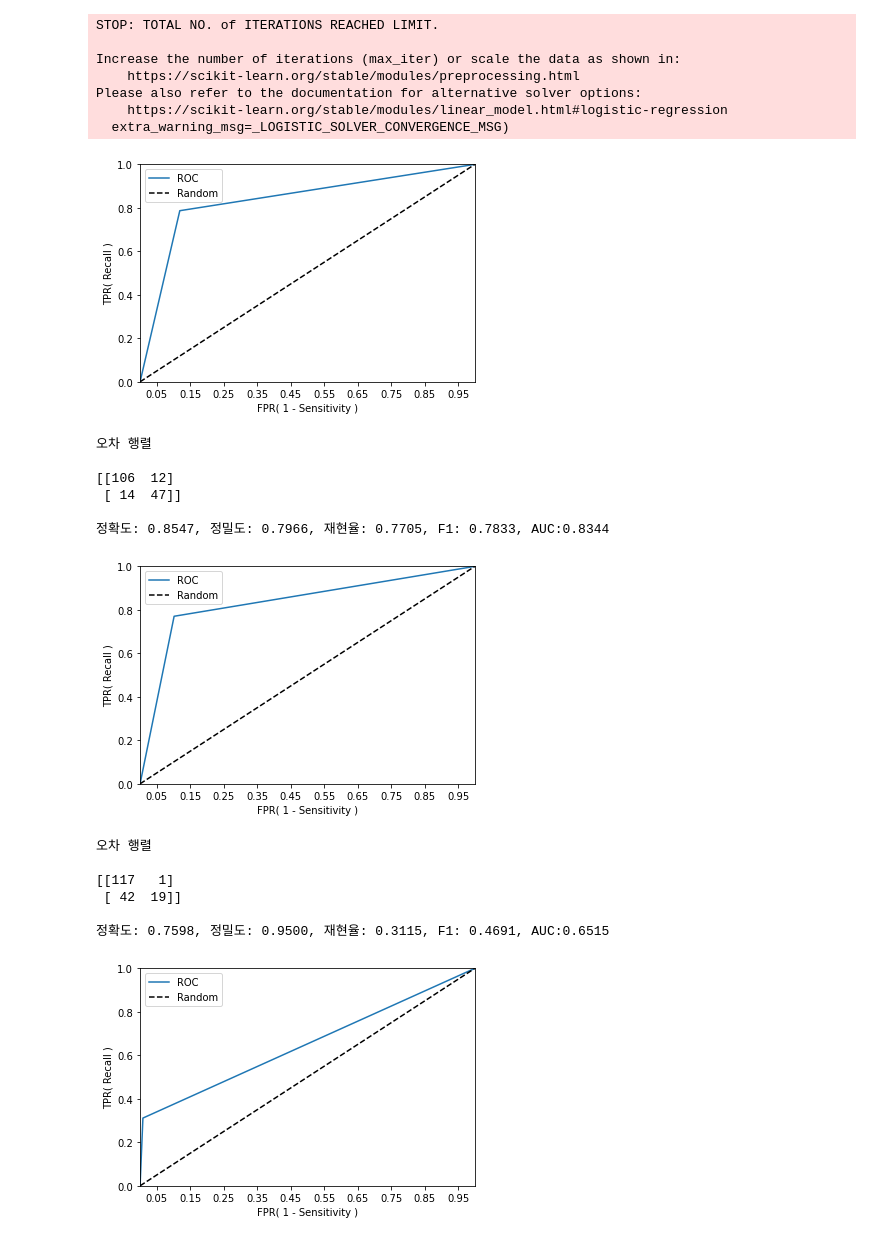
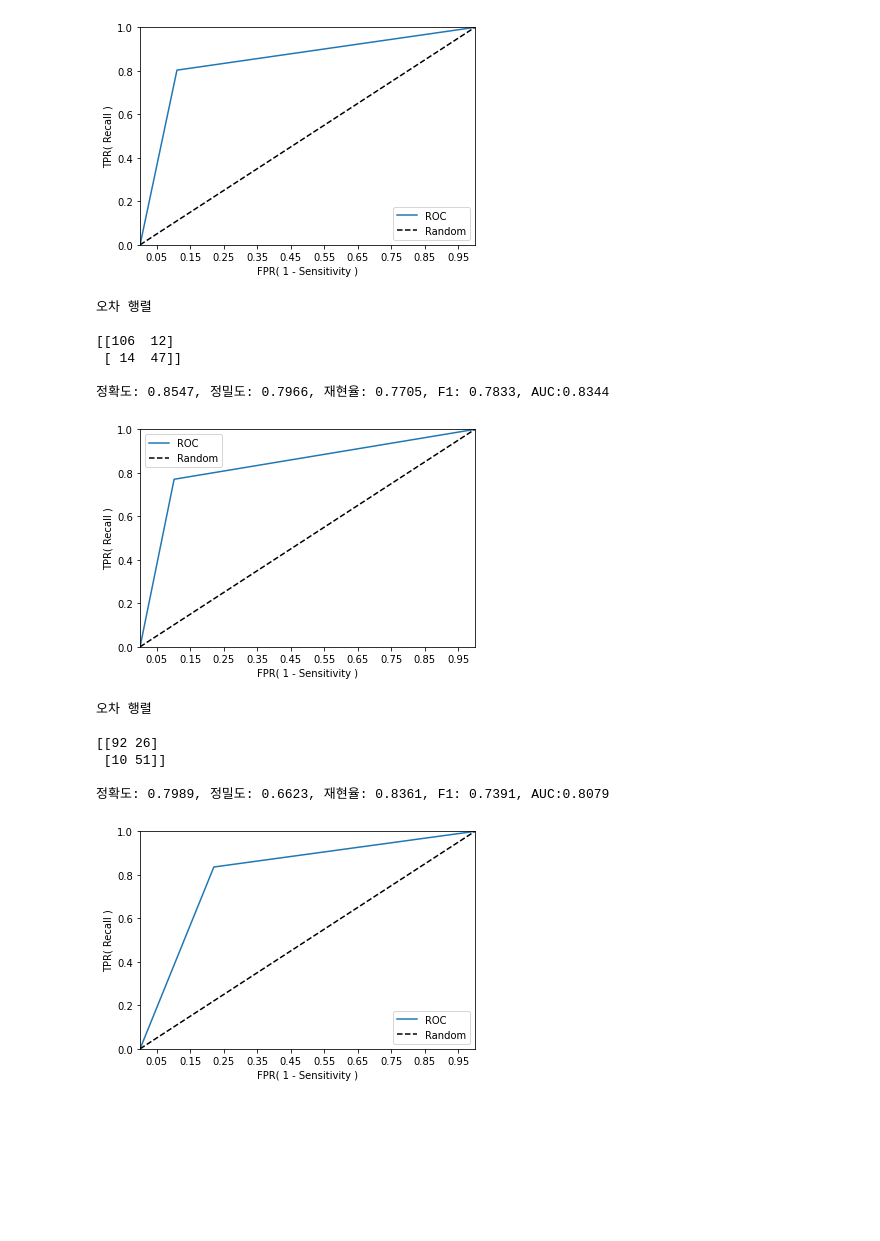
Before and after one commit to oms1226/20201121_22_openup_python, a Jupyter notebook: homework_오명섭.ipynb, the cells around one changed output. Saved outputs shown, nothing was run; the diff lists cells and outputs as text; code cells hidden in the pictures; blank space fills up the shorter version.

```diff
--- a/homework_오명섭.ipynb
+++ b/homework_오명섭.ipynb
@@ -81,8 +81,10 @@ import pandas as pd
 import matplotlib.pyplot as plt
 
 from sklearn.model_selection import train_test_split
-from sklearn.tree import DecisionTreeClassifier
-from sklearn.linear_model import LogisticRegression
+# from sklearn.tree import DecisionTreeClassifier
+from sklearn.tree import ExtraTreeClassifier
+# from sklearn.linear_model import LogisticRegression
+from sklearn.ensemble import AdaBoostClassifier
 from sklearn.linear_model import RidgeClassifier
 from sklearn.linear_model import PassiveAggressiveClassifier
 
@@ -99,22 +101,22 @@ X_train, X_test, y_train, y_test = train_test_split(X_titanic_df, y_titanic_df,
 
 result = list()
 #--------
-dt_clf = DecisionTreeClassifier()
+dt_clf = ExtraTreeClassifier()
 
 dt_clf.fit(X_train , y_train)
 dt_pred = dt_clf.predict(X_test)
 
-dt_result = get_clf_eval("DecisionTreeClassifier", y_test , dt_pred)
+dt_result = get_clf_eval("ExtraTreeClassifier", y_test , dt_pred)
 roc_curve_plot(y_test , dt_pred)
 
 result.append(dt_result)
 #--------
-lr_clf = LogisticRegression()
+lr_clf = AdaBoostClassifier()
 
 lr_clf.fit(X_train , y_train)
 lr_pred = lr_clf.predict(X_test)
 
-lr_result = get_clf_eval("LogisticRegression", y_test , lr_pred)
+lr_result = get_clf_eval("AdaBoostClassifier", y_test , lr_pred)
 roc_curve_plot(y_test , lr_pred)
 
 result.append(lr_result)
@@ -160,25 +162,18 @@ result.append(pa_result)
+[figure, new version]
-STOP: TOTAL NO. of ITERATIONS REACHED LIMIT.
+오차 행렬
 
-Increase the number of iterations (max_iter) or scale the data as shown in:
-    https://scikit-learn.org/stable/modules/preprocessing.html
-Please also refer to the documentation for alternative solver options:
-    https://scikit-learn.org/stable/modules/linear_model.html#logistic-regression
-  extra_warning_msg=_LOGISTIC_SOLVER_CONVERGENCE_MSG)
+[[106  12]
+ [ 14  47]]
+
+정확도: 0.8547, 정밀도: 0.7966, 재현율: 0.7705, F1: 0.7833, AUC:0.8344
-[figure, old version]
+[figure]
 오차 행렬
 
-[[106  12]
- [ 14  47]]
+[[92 26]
+ [10 51]]
 
-정확도: 0.8547, 정밀도: 0.7966, 재현율: 0.7705, F1: 0.7833, AUC:0.8344
+정확도: 0.7989, 정밀도: 0.6623, 재현율: 0.8361, F1: 0.7391, AUC:0.8079
-[figure]
-오차 행렬
-
-[[117   1]
- [ 42  19]]
-
-정확도: 0.7598, 정밀도: 0.9500, 재현율: 0.3115, F1: 0.4691, AUC:0.6515
-[figure, old version]
+[figure, new version]
 # %%
 from pandas import DataFrame
 print(result)
```
Also changed, not shown: parts of 4 cells of this notebook.
